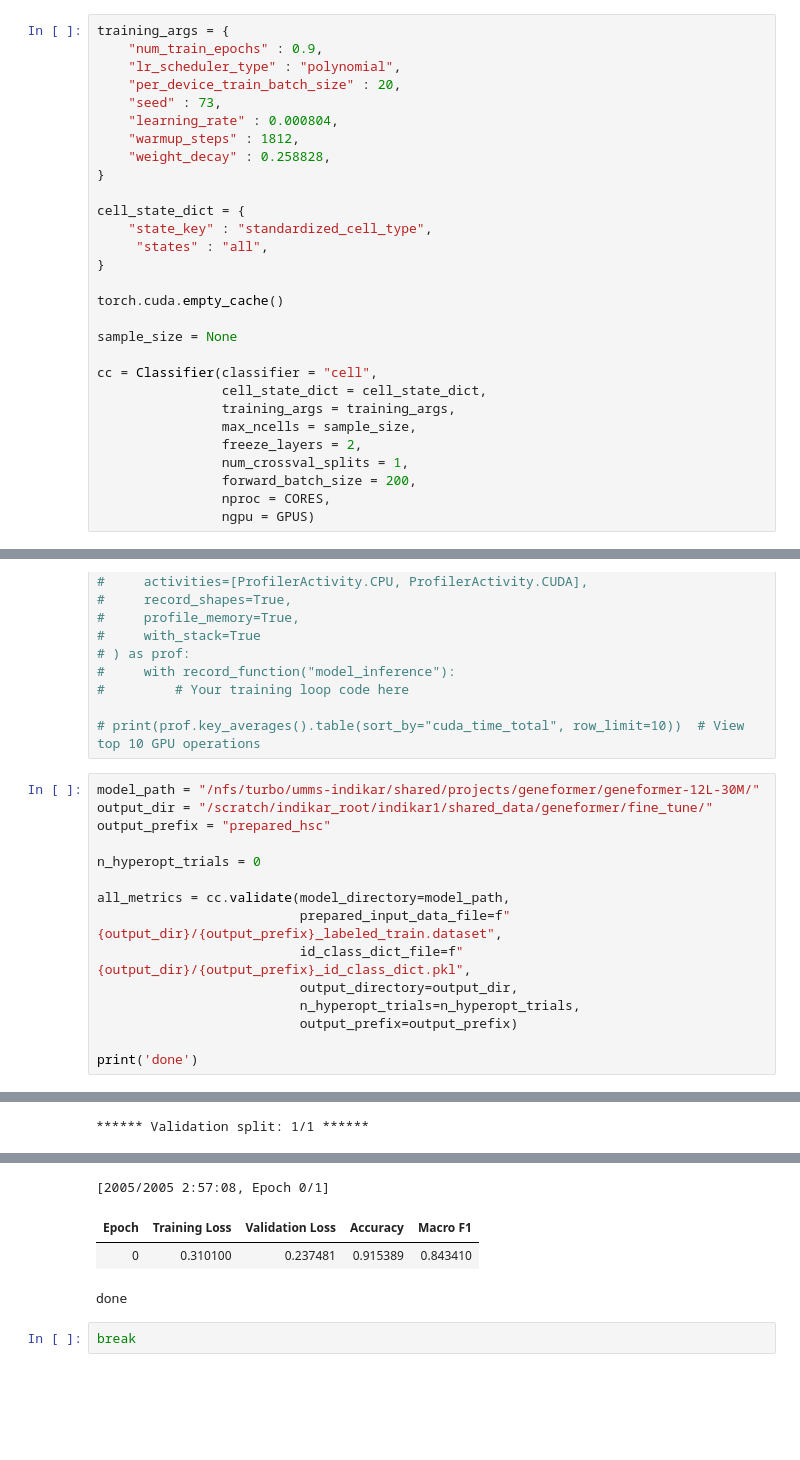
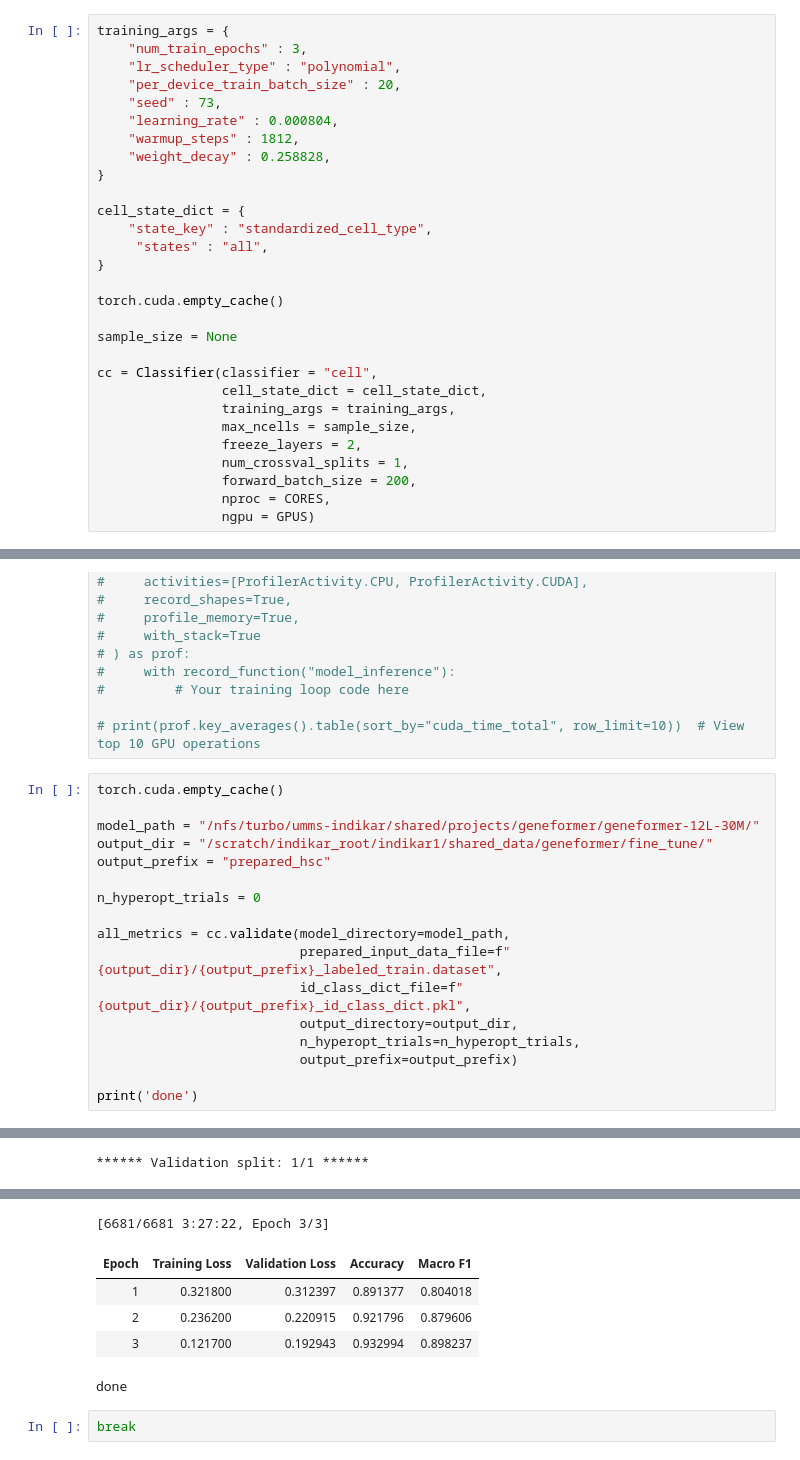
Before and after one commit to CooperStansbury/geneformer_dev, a Jupyter notebook: notebooks/iHSC/fine_tune_hsc.ipynb, the cells around one changed output, grey strips where cells are left out. Drawn from its saved outputs; the diff is of its cells as text; blank space fills up the shorter version.

```diff
--- a/notebooks/iHSC/fine_tune_hsc.ipynb
+++ b/notebooks/iHSC/fine_tune_hsc.ipynb
@@ -102,7 +121,7 @@ GPUS=3
 # Set up the classifier
 # %%
 training_args = {
-    "num_train_epochs" : 0.9,
+    "num_train_epochs" : 3,
     "lr_scheduler_type" : "polynomial",
     "per_device_train_batch_size" : 20,
     "seed" : 73,
@@ -158,6 +177,8 @@ cc = Classifier(classifier = "cell",
 
 # print(prof.key_averages().table(sort_by="cuda_time_total", row_limit=10))  # View top 10 GPU operations
 # %%
+torch.cuda.empty_cache()
+
 model_path = "/nfs/turbo/umms-indikar/shared/projects/geneformer/geneformer-12L-30M/"
 output_dir = "/scratch/indikar_root/indikar1/shared_data/geneformer/fine_tune/"
 output_prefix = "prepared_hsc"
@@ -179,9 +199,11 @@ mkdir: cannot create directory ‘/scratch/indikar_root/indikar1/shared_data/gen
 Some weights of BertForSequenceClassification were not initialized from the model checkpoint at /nfs/turbo/umms-indikar/shared/projects/geneformer/geneformer-12L-30M/ and are newly initialized: ['bert ...
 You should probably TRAIN this model on a down-stream task to be able to use it for predictions and inference.
 Detected kernel version 4.18.0, which is below the recommended minimum of 5.5.0; this can cause the process to hang. It is recommended to upgrade the kernel to the minimum version or higher.
-[2005/2005 2:57:08, Epoch 0/1]
+[6681/6681 3:27:22, Epoch 3/3]
 | Epoch | Training Loss | Validation Loss | Accuracy | Macro F1 |
-| 0 | 0.310100 | 0.237481 | 0.915389 | 0.843410 |
+| 1 | 0.321800 | 0.312397 | 0.891377 | 0.804018 |
+| 2 | 0.236200 | 0.220915 | 0.921796 | 0.879606 |
+| 3 | 0.121700 | 0.192943 | 0.932994 | 0.898237 |
 done
 # %%
 break
```
Also changed, not shown: parts of 2 cells of this notebook, 1 other file.
